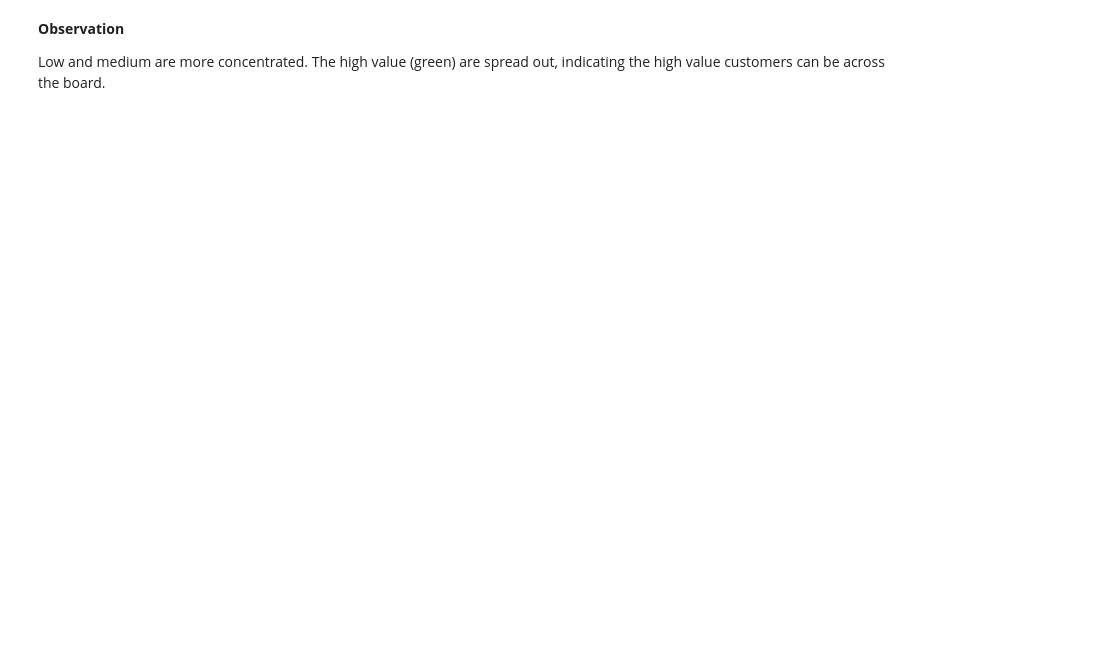
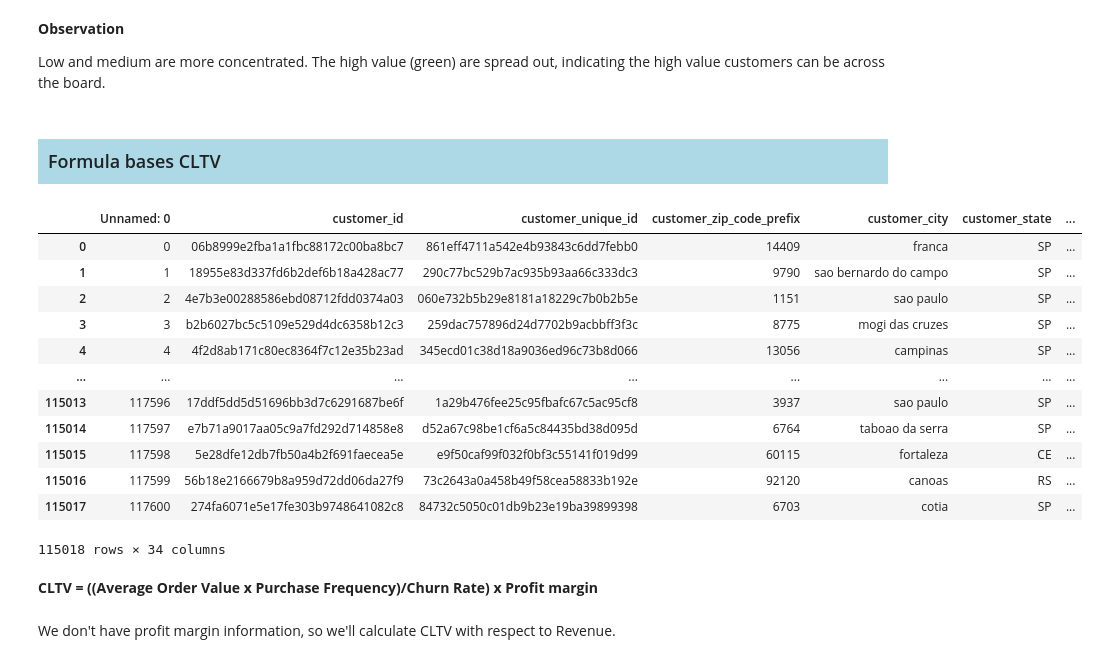
Before and after one commit to prasadPattuvamVeedu/portfolio_project---Estimating-customere-Lifetime-value-for-Bussiness, a Jupyter notebook: customere_lifetime_value_prediction.ipynb, the cells around one changed output. Cells and saved outputs as stored; diff of their text form; code cells hidden in the pictures; blank space fills up the shorter version.

Commit message:
Started regression on cltv

```diff
--- a/customere_lifetime_value_prediction.ipynb
+++ b/customere_lifetime_value_prediction.ipynb
@@ -1512,3 +1513,29 @@ data_rfm.plot(x='Recency', y='Frequency', kind='scatter', color=data_rfm.segment
 __Observation__
 
 Low and medium are more concentrated. The high value (green) are spread out, indicating the high value customers can be across the board.
+# %% [markdown]
+<h3 style="background-color: lightblue; padding: 10px;">
+    Formula bases CLTV
+</h3>
+# %%
+data_final=pd.read_csv("Final_data/final_data_csv")
+# %%
+data_final
+# %% [output]
+|  | Unnamed: 0 | customer_id | customer_unique_id | customer_zip_code_prefix | customer_city | customer_state | ... |
+| 0 | 0 | 06b8999e2fba1a1fbc88172c00ba8bc7 | 861eff4711a542e4b93843c6dd7febb0 | 14409 | franca | SP | ... |
+| 1 | 1 | 18955e83d337fd6b2def6b18a428ac77 | 290c77bc529b7ac935b93aa66c333dc3 | 9790 | sao bernardo do campo | SP | ... |
+| 2 | 2 | 4e7b3e00288586ebd08712fdd0374a03 | 060e732b5b29e8181a18229c7b0b2b5e | 1151 | sao paulo | SP | ... |
+| 3 | 3 | b2b6027bc5c5109e529d4dc6358b12c3 | 259dac757896d24d7702b9acbbff3f3c | 8775 | mogi das cruzes | SP | ... |
+| 4 | 4 | 4f2d8ab171c80ec8364f7c12e35b23ad | 345ecd01c38d18a9036ed96c73b8d066 | 13056 | campinas | SP | ... |
+| ... | ... | ... | ... | ... | ... | ... | ... |
+| 115013 | 117596 | 17ddf5dd5d51696bb3d7c6291687be6f | 1a29b476fee25c95fbafc67c5ac95cf8 | 3937 | sao paulo | SP | ... |
+| 115014 | 117597 | e7b71a9017aa05c9a7fd292d714858e8 | d52a67c98be1cf6a5c84435bd38d095d | 6764 | taboao da serra | SP | ... |
+| 115015 | 117598 | 5e28dfe12db7fb50a4b2f691faecea5e | e9f50caf99f032f0bf3c55141f019d99 | 60115 | fortaleza | CE | ... |
+| 115016 | 117599 | 56b18e2166679b8a959d72dd06da27f9 | 73c2643a0a458b49f58cea58833b192e | 92120 | canoas | RS | ... |
+| 115017 | 117600 | 274fa6071e5e17fe303b9748641082c8 | 84732c5050c01db9b23e19ba39899398 | 6703 | cotia | SP | ... |
+115018 rows × 34 columns
+# %% [markdown]
+__CLTV = ((Average Order Value x Purchase Frequency)/Churn Rate) x Profit margin__
+# %% [markdown]
+We don't have profit margin information, so we'll calculate CLTV with respect to Revenue.
```
Also changed, not shown: parts of 77 cells of this notebook.
